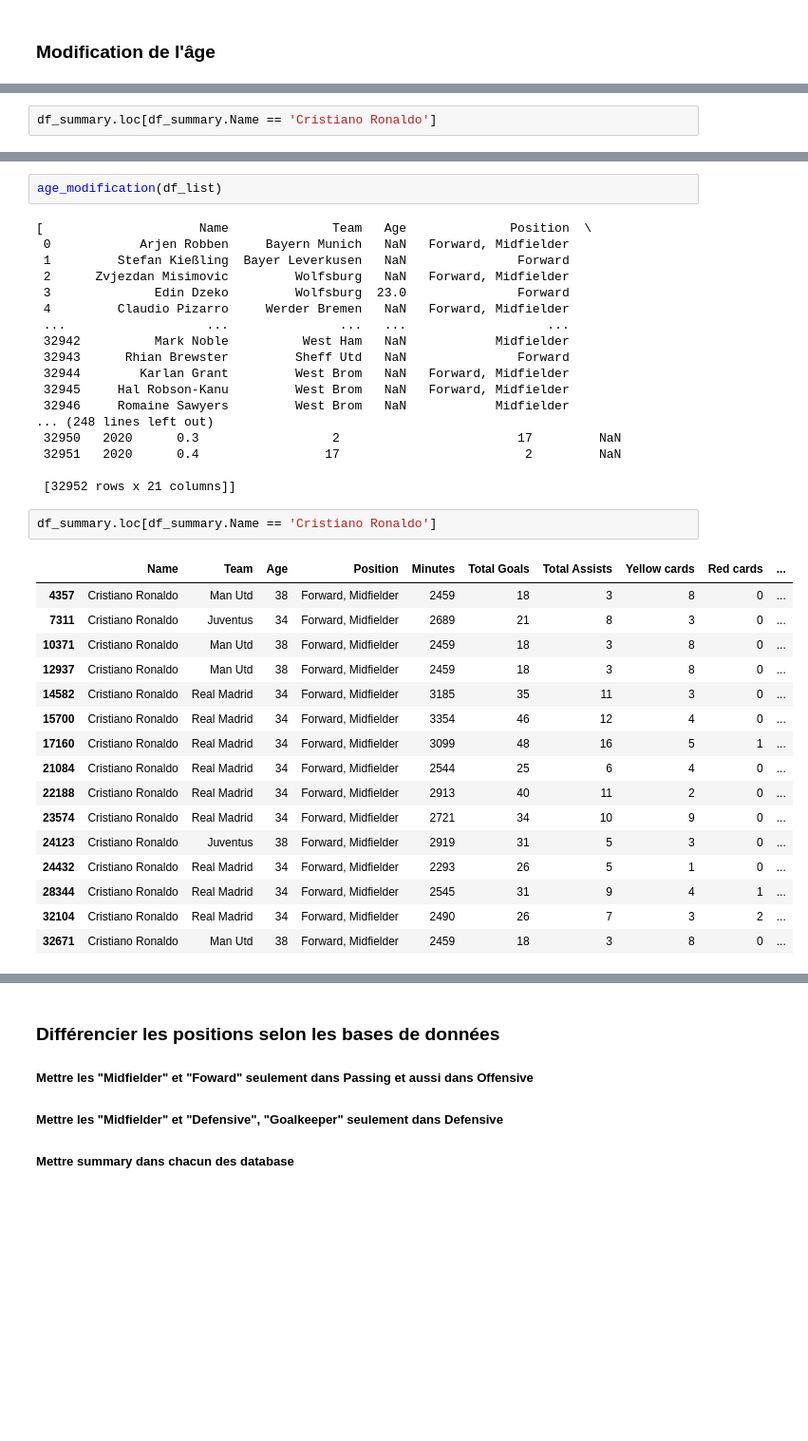
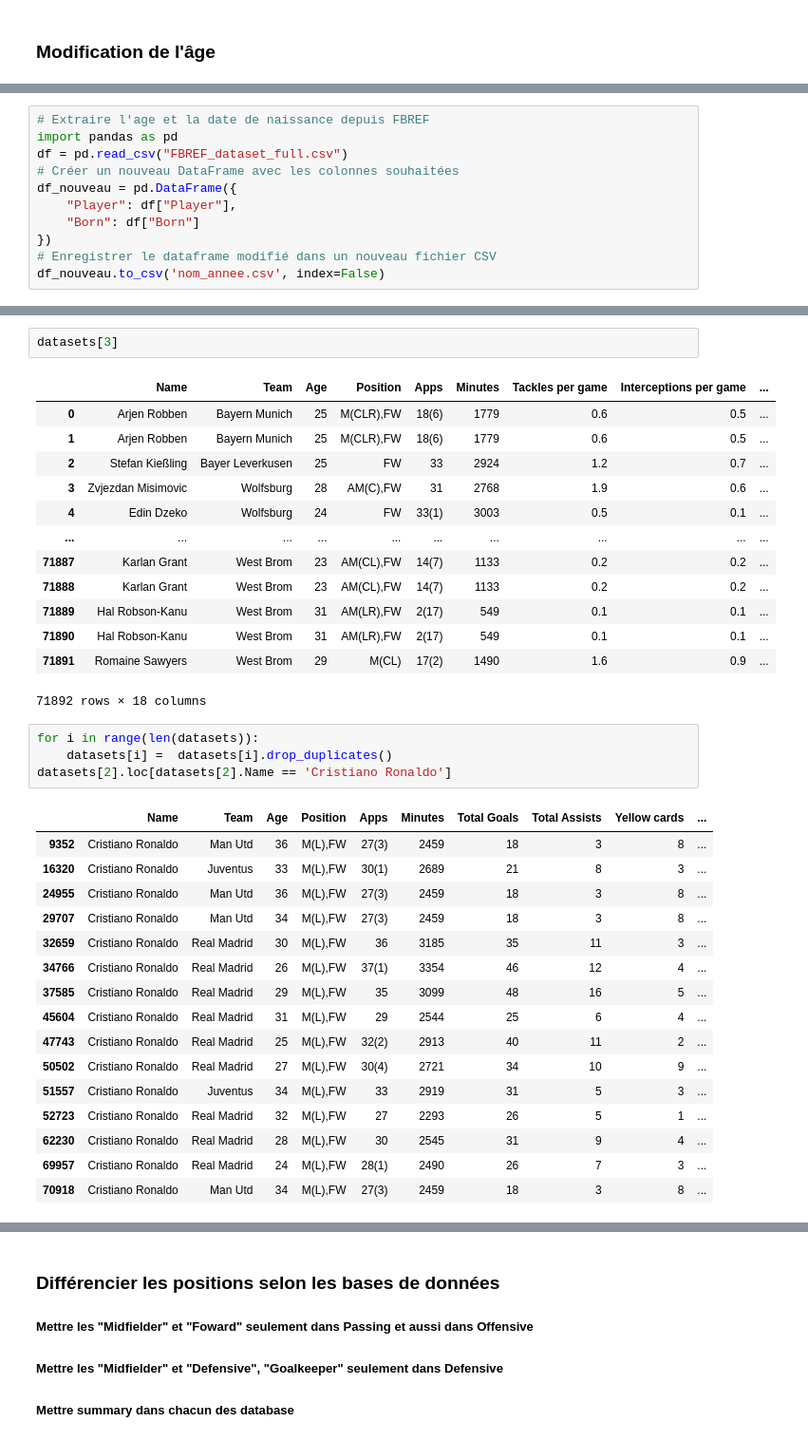
Before and after one commit to lbenyamin/Skoot, a Jupyter notebook: Preprocessing/Preprocessing_Whoscored/Preprocessing_Whoscored_Data.ipynb, the cells around one changed output, grey strips where cells are left out. Shown at 95% size. Saved outputs shown, nothing was run; the diff lists cells and outputs as text; blank space fills up the shorter version.

```diff
--- a/Preprocessing/Preprocessing_Whoscored/Preprocessing_Whoscored_Data.ipynb
+++ b/Preprocessing/Preprocessing_Whoscored/Preprocessing_Whoscored_Data.ipynb
@@ -826,2 +852,11 @@ df_summary
 # %%
-df_summary.loc[df_summary.Name == 'Cristiano Ronaldo']
+# Extraire l'age et la date de naissance depuis FBREF
+import pandas as pd
+df = pd.read_csv("FBREF_dataset_full.csv")
+# Créer un nouveau DataFrame avec les colonnes souhaitées
+df_nouveau = pd.DataFrame({
+    "Player": df["Player"],
+    "Born": df["Born"]
+})
+# Enregistrer le dataframe modifié dans un nouveau fichier CSV
+df_nouveau.to_csv('nom_annee.csv', index=False)
@@ -862,40 +912,38 @@ def age_modification(df_list):
 # %%
-age_modification(df_list)
+datasets[3]
 # %% [output]
+|  | Name | Team | Age | Position | Apps | Minutes | Tackles per game | Interceptions per game | ... |
+| 0 | Arjen Robben | Bayern Munich | 25 | M(CLR),FW | 18(6) | 1779 | 0.6 | 0.5 | ... |
+| 1 | Arjen Robben | Bayern Munich | 25 | M(CLR),FW | 18(6) | 1779 | 0.6 | 0.5 | ... |
+| 2 | Stefan Kießling | Bayer Leverkusen | 25 | FW | 33 | 2924 | 1.2 | 0.7 | ... |
+| 3 | Zvjezdan Misimovic | Wolfsburg | 28 | AM(C),FW | 31 | 2768 | 1.9 | 0.6 | ... |
+| 4 | Edin Dzeko | Wolfsburg | 24 | FW | 33(1) | 3003 | 0.5 | 0.1 | ... |
+| ... | ... | ... | ... | ... | ... | ... | ... | ... | ... |
+| 71887 | Karlan Grant | West Brom | 23 | AM(CL),FW | 14(7) | 1133 | 0.2 | 0.2 | ... |
+| 71888 | Karlan Grant | West Brom | 23 | AM(CL),FW | 14(7) | 1133 | 0.2 | 0.2 | ... |
+| 71889 | Hal Robson-Kanu | West Brom | 31 | AM(LR),FW | 2(17) | 549 | 0.1 | 0.1 | ... |
+| 71890 | Hal Robson-Kanu | West Brom | 31 | AM(LR),FW | 2(17) | 549 | 0.1 | 0.1 | ... |
+| 71891 | Romaine Sawyers | West Brom | 29 | M(CL) | 17(2) | 1490 | 1.6 | 0.9 | ... |
-[                     Name              Team   Age              Position  \
- 0            Arjen Robben     Bayern Munich   NaN   Forward, Midfielder
- 1         Stefan Kießling  Bayer Leverkusen   NaN               Forward
- 2      Zvjezdan Misimovic         Wolfsburg   NaN   Forward, Midfielder
- 3              Edin Dzeko         Wolfsburg  23.0               Forward
- 4         Claudio Pizarro     Werder Bremen   NaN   Forward, Midfielder
- ...                   ...               ...   ...                   ...
- 32942          Mark Noble          West Ham   NaN            Midfielder
- 32943      Rhian Brewster         Sheff Utd   NaN               Forward
- 32944        Karlan Grant         West Brom   NaN   Forward, Midfielder
- 32945     Hal Robson-Kanu         West Brom   NaN   Forward, Midfielder
- 32946     Romaine Sawyers         West Brom   NaN            Midfielder
-... (248 lines left out)
- 32950   2020      0.3                  2                        17         NaN
- 32951   2020      0.4                 17                         2         NaN
-
- [32952 rows x 21 columns]]
+71892 rows × 18 columns
 # %%
-df_summary.loc[df_summary.Name == 'Cristiano Ronaldo']
+for i in range(len(datasets)):
+    datasets[i] =  datasets[i].drop_duplicates()
+datasets[2].loc[datasets[2].Name == 'Cristiano Ronaldo']
 # %% [output]
-|  | Name | Team | Age | Position | Minutes | Total Goals | Total Assists | Yellow cards | Red cards | ... |
-| 4357 | Cristiano Ronaldo | Man Utd | 38 | Forward, Midfielder | 2459 | 18 | 3 | 8 | 0 | ... |
-| 7311 | Cristiano Ronaldo | Juventus | 34 | Forward, Midfielder | 2689 | 21 | 8 | 3 | 0 | ... |
-| 10371 | Cristiano Ronaldo | Man Utd | 38 | Forward, Midfielder | 2459 | 18 | 3 | 8 | 0 | ... |
-| 12937 | Cristiano Ronaldo | Man Utd | 38 | Forward, Midfielder | 2459 | 18 | 3 | 8 | 0 | ... |
-| 14582 | Cristiano Ronaldo | Real Madrid | 34 | Forward, Midfielder | 3185 | 35 | 11 | 3 | 0 | ... |
-| 15700 | Cristiano Ronaldo | Real Madrid | 34 | Forward, Midfielder | 3354 | 46 | 12 | 4 | 0 | ... |
-| 17160 | Cristiano Ronaldo | Real Madrid | 34 | Forward, Midfielder | 3099 | 48 | 16 | 5 | 1 | ... |
-| 21084 | Cristiano Ronaldo | Real Madrid | 34 | Forward, Midfielder | 2544 | 25 | 6 | 4 | 0 | ... |
-| 22188 | Cristiano Ronaldo | Real Madrid | 34 | Forward, Midfielder | 2913 | 40 | 11 | 2 | 0 | ... |
-| 23574 | Cristiano Ronaldo | Real Madrid | 34 | Forward, Midfielder | 2721 | 34 | 10 | 9 | 0 | ... |
-| 24123 | Cristiano Ronaldo | Juventus | 38 | Forward, Midfielder | 2919 | 31 | 5 | 3 | 0 | ... |
-| 24432 | Cristiano Ronaldo | Real Madrid | 34 | Forward, Midfielder | 2293 | 26 | 5 | 1 | 0 | ... |
-| 28344 | Cristiano Ronaldo | Real Madrid | 34 | Forward, Midfielder | 2545 | 31 | 9 | 4 | 1 | ... |
-| 32104 | Cristiano Ronaldo | Real Madrid | 34 | Forward, Midfielder | 2490 | 26 | 7 | 3 | 2 | ... |
-| 32671 | Cristiano Ronaldo | Man Utd | 38 | Forward, Midfielder | 2459 | 18 | 3 | 8 | 0 | ... |
+|  | Name | Team | Age | Position | Apps | Minutes | Total Goals | Total Assists | Yellow cards | ... |
+| 9352 | Cristiano Ronaldo | Man Utd | 36 | M(L),FW | 27(3) | 2459 | 18 | 3 | 8 | ... |
+| 16320 | Cristiano Ronaldo | Juventus | 33 | M(L),FW | 30(1) | 2689 | 21 | 8 | 3 | ... |
+| 24955 | Cristiano Ronaldo | Man Utd | 36 | M(L),FW | 27(3) | 2459 | 18 | 3 | 8 | ... |
+| 29707 | Cristiano Ronaldo | Man Utd | 34 | M(L),FW | 27(3) | 2459 | 18 | 3 | 8 | ... |
+| 32659 | Cristiano Ronaldo | Real Madrid | 30 | M(L),FW | 36 | 3185 | 35 | 11 | 3 | ... |
+| 34766 | Cristiano Ronaldo | Real Madrid | 26 | M(L),FW | 37(1) | 3354 | 46 | 12 | 4 | ... |
+| 37585 | Cristiano Ronaldo | Real Madrid | 29 | M(L),FW | 35 | 3099 | 48 | 16 | 5 | ... |
+| 45604 | Cristiano Ronaldo | Real Madrid | 31 | M(L),FW | 29 | 2544 | 25 | 6 | 4 | ... |
+| 47743 | Cristiano Ronaldo | Real Madrid | 25 | M(L),FW | 32(2) | 2913 | 40 | 11 | 2 | ... |
+| 50502 | Cristiano Ronaldo | Real Madrid | 27 | M(L),FW | 30(4) | 2721 | 34 | 10 | 9 | ... |
+| 51557 | Cristiano Ronaldo | Juventus | 34 | M(L),FW | 33 | 2919 | 31 | 5 | 3 | ... |
+| 52723 | Cristiano Ronaldo | Real Madrid | 32 | M(L),FW | 27 | 2293 | 26 | 5 | 1 | ... |
+| 62230 | Cristiano Ronaldo | Real Madrid | 28 | M(L),FW | 30 | 2545 | 31 | 9 | 4 | ... |
+| 69957 | Cristiano Ronaldo | Real Madrid | 24 | M(L),FW | 28(1) | 2490 | 26 | 7 | 3 | ... |
+| 70918 | Cristiano Ronaldo | Man Utd | 34 | M(L),FW | 27(3) | 2459 | 18 | 3 | 8 | ... |
 # %%
```
Also changed, not shown: parts of 6 cells of this notebook.
